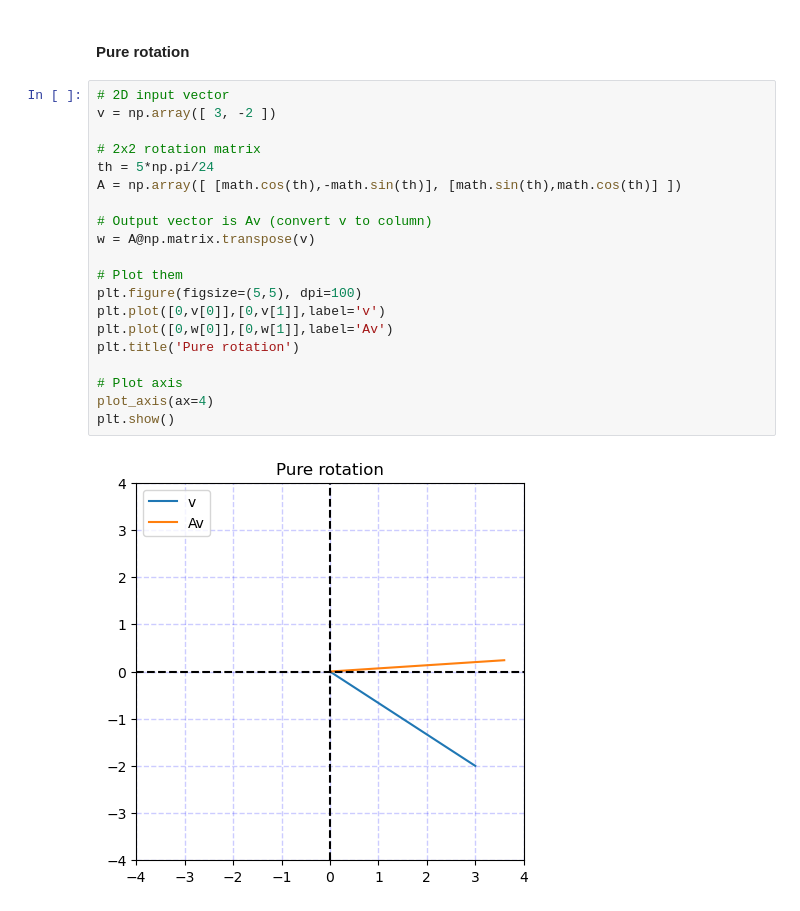
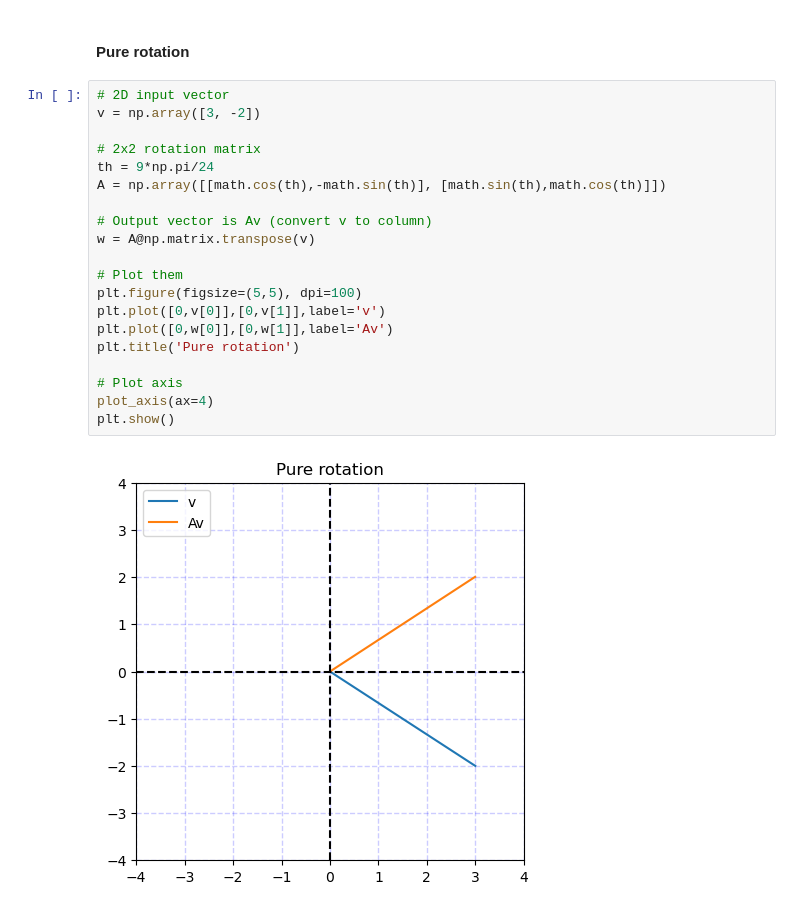
Before and after one commit to murilogustineli/linear-algebra, a Jupyter notebook: 03-matrix-multiplication/matrix-mult.ipynb, the cells around one changed output. Drawn from its saved outputs; the diff is of its cells as text.

```diff
--- a/03-matrix-multiplication/matrix-mult.ipynb
+++ b/03-matrix-multiplication/matrix-mult.ipynb
@@ -248,23 +248,23 @@ plt.show()
 #### Pure rotation
 # %%
 # 2D input vector
-v = np.array([ 3, -2 ])
+v = np.array([3, -2])
 
 # 2x2 rotation matrix
-th = 5*np.pi/24
-A = np.array([ [math.cos(th),-math.sin(th)], [math.sin(th),math.cos(th)] ])
+th = 9*np.pi/24
+A = np.array([[math.cos(th),-math.sin(th)], [math.sin(th),math.cos(th)]])
 
 # Output vector is Av (convert v to column)
 w = A@np.matrix.transpose(v)
 
 # Plot them
 plt.figure(figsize=(5,5), dpi=100)
 plt.plot([0,v[0]],[0,v[1]],label='v')
 plt.plot([0,w[0]],[0,w[1]],label='Av')
 plt.title('Pure rotation')
 
 # Plot axis
 plot_axis(ax=4)
 plt.show()
 # %% [output]
-[figure, old version]
+[figure, new version]
```
Also changed, not shown: parts of 4 cells of this notebook.
